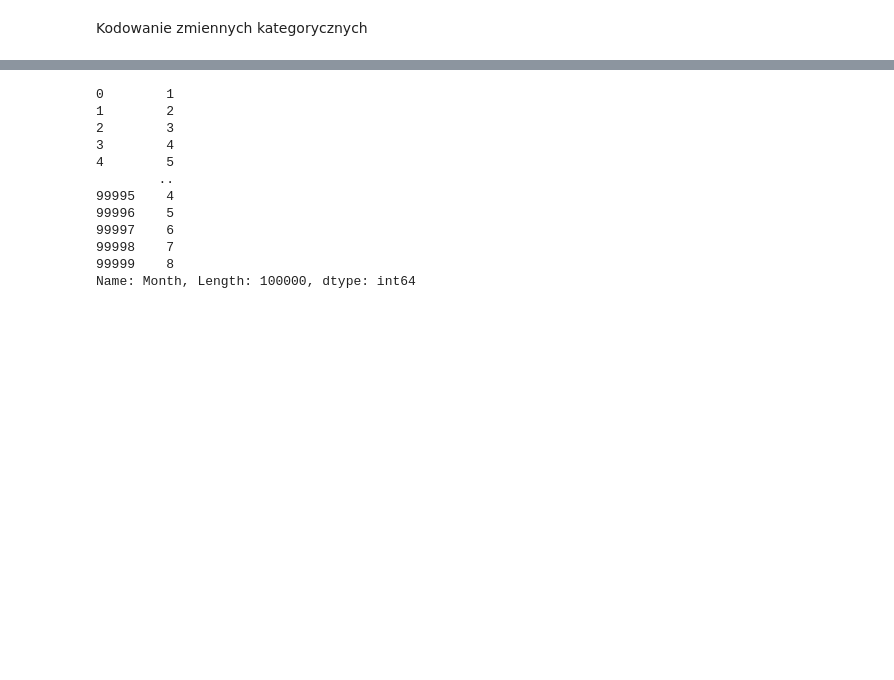
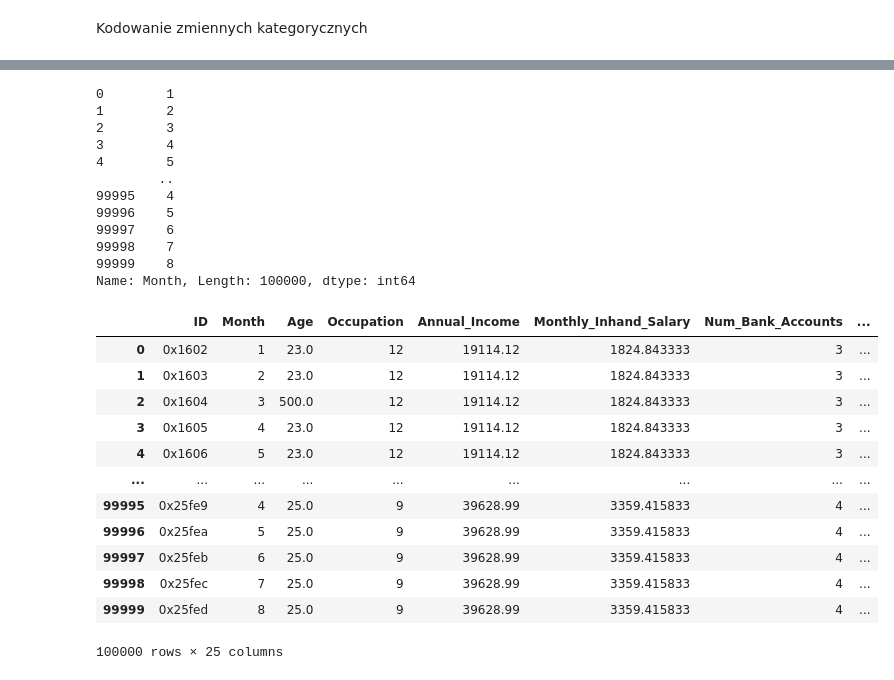
Before and after one commit to janki3l/mlbasics, a Jupyter notebook: creditScore.ipynb, the cells around one changed output, grey strips where cells are left out. Cells and saved outputs as stored; diff of their text form; code cells hidden in the pictures; blank space fills up the shorter version.

```diff
--- a/creditScore.ipynb
+++ b/creditScore.ipynb
@@ -197,25 +184,33 @@ df_train.Month = df_train.Month.map(d)
-# %%
-# Sprawdzenie poprawności
-print(df_train.Month)
-
-# credit history age (dzielenie kolumny)
-# do jutra - do zamiany prostych kolumn liczbowych
-# do slajdu 41
-# Przykład zamiany zmiennych kategorycznych na nazwy w wypadku zamiany kilku kolumn na raz
-# Te nazwy są wymyślonymi z innego przykładu
-# Zawód już jest enkodowany
-# Miesiąc, zawód, typ pożyczki (opisowe )
-# Do kredytu history (z wyłączeniem, są błędy w danych)
-# %% [output]
-0        1
-1        2
-2        3
-3        4
-4        5
-        ..
-99995    4
-99996    5
-99997    6
-99998    7
-99999    8
-Name: Month, Length: 100000, dtype: int64
+# %%
+# Sprawdzenie poprawności
+print(df_train.Month)
+
+# usunięcie zbędnych kolumn - Name, Customer_id, SSN
+
+df_train.drop(columns = ['Name', 'Customer_ID', 'SSN'])
+# %% [output]
+0        1
+1        2
+2        3
+3        4
+4        5
+        ..
+99995    4
+99996    5
+99997    6
+99998    7
+99999    8
+Name: Month, Length: 100000, dtype: int64
+|  | ID | Month | Age | Occupation | Annual_Income | Monthly_Inhand_Salary | Num_Bank_Accounts | ... |
+| 0 | 0x1602 | 1 | 23.0 | 12 | 19114.12 | 1824.843333 | 3 | ... |
+| 1 | 0x1603 | 2 | 23.0 | 12 | 19114.12 | 1824.843333 | 3 | ... |
+| 2 | 0x1604 | 3 | 500.0 | 12 | 19114.12 | 1824.843333 | 3 | ... |
+| 3 | 0x1605 | 4 | 23.0 | 12 | 19114.12 | 1824.843333 | 3 | ... |
+| 4 | 0x1606 | 5 | 23.0 | 12 | 19114.12 | 1824.843333 | 3 | ... |
+| ... | ... | ... | ... | ... | ... | ... | ... | ... |
+| 99995 | 0x25fe9 | 4 | 25.0 | 9 | 39628.99 | 3359.415833 | 4 | ... |
+| 99996 | 0x25fea | 5 | 25.0 | 9 | 39628.99 | 3359.415833 | 4 | ... |
+| 99997 | 0x25feb | 6 | 25.0 | 9 | 39628.99 | 3359.415833 | 4 | ... |
+| 99998 | 0x25fec | 7 | 25.0 | 9 | 39628.99 | 3359.415833 | 4 | ... |
+| 99999 | 0x25fed | 8 | 25.0 | 9 | 39628.99 | 3359.415833 | 4 | ... |
+100000 rows × 25 columns
```
Also changed, not shown: parts of 5 cells of this notebook.
